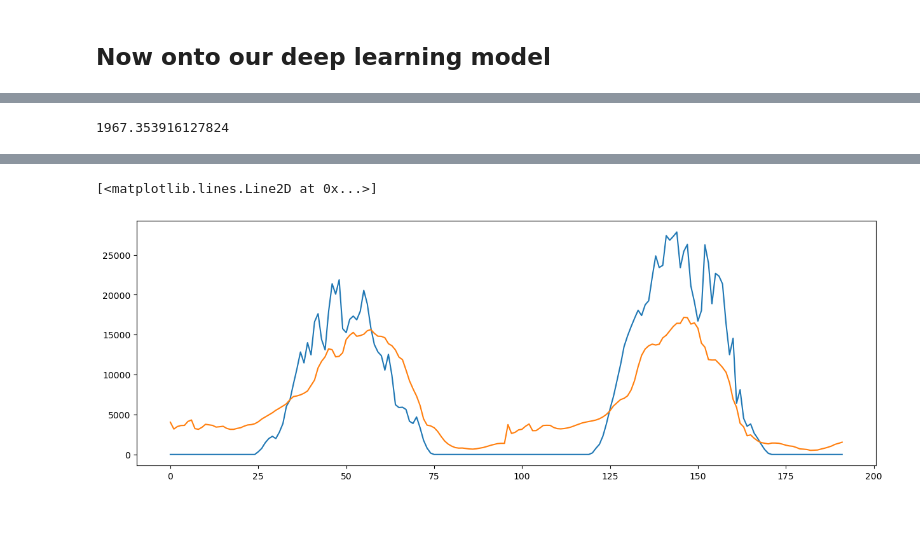
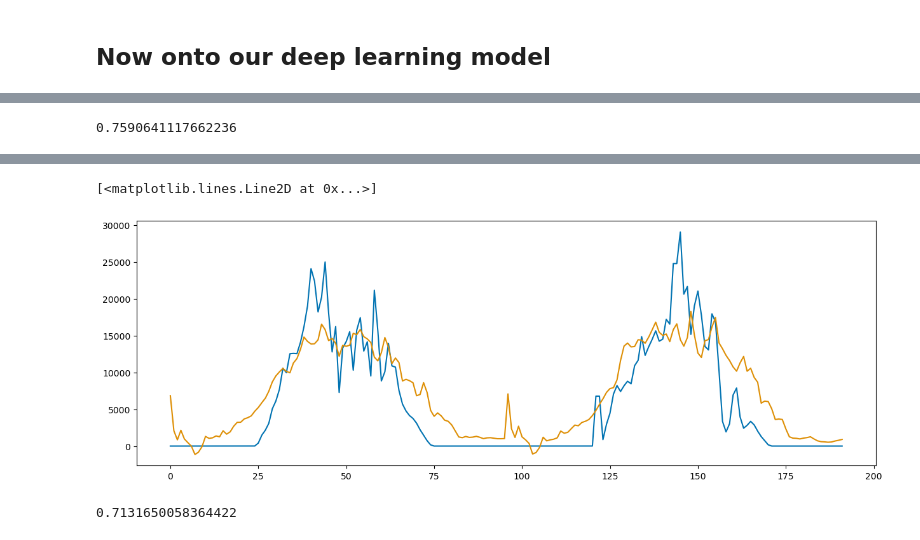
Before and after one commit to joshmdata/data-science-projects, a Jupyter notebook: time-series-forecasting-solar-power-generation.ipynb, the cells around one changed output, grey strips where cells are left out. Saved outputs shown, nothing was run; the diff lists cells and outputs as text; code cells hidden in the pictures.

Commit message:
Kaggle Notebook | Time Series Forecasting Solar Power Generation | Version 8

```diff
--- a/time-series-forecasting-solar-power-generation.ipynb
+++ b/time-series-forecasting-solar-power-generation.ipynb
@@ -7,6 +7,7 @@ import numpy as np # linear algebra
 import pandas as pd # data processing, CSV file I/O (e.g. pd.read_csv)
 import matplotlib.pyplot as plt
 import seaborn as sns
+sns.set_palette("colorblind", n_colors=None, desat=None, color_codes=False)
 from sklearn.impute import KNNImputer
 from sklearn.experimental import enable_halving_search_cv
 from sklearn.model_selection import TimeSeriesSplit, GridSearchCV, HalvingGridSearchCV
@@ -55,5 +60,8 @@ This data was taken from two solar plants in India of the course of 34 days in 1
 # %%
-plt1_gen = pd.read_csv('/kaggle/input/solar-power-generation-data/Plant_1_Generation_Data.csv')
-plt2_gen = pd.read_csv('/kaggle/input/solar-power-generation-data/Plant_2_Generation_Data.csv')
-plt1_weather = pd.read_csv('/kaggle/input/solar-power-generation-data/Plant_1_Weather_Sensor_Data.csv')
-plt2_weather = pd.read_csv('/kaggle/input/solar-power-generation-data/Plant_2_Weather_Sensor_Data.csv')
+plt1_gen_raw = pd.read_csv('/kaggle/input/solar-power-generation-data/Plant_1_Generation_Data.csv')
+plt2_gen_raw = pd.read_csv('/kaggle/input/solar-power-generation-data/Plant_2_Generation_Data.csv')
+plt1_weather_raw = pd.read_csv('/kaggle/input/solar-power-generation-data/Plant_1_Weather_Sensor_Data.csv')
+plt2_weather_raw = pd.read_csv('/kaggle/input/solar-power-generation-data/Plant_2_Weather_Sensor_Data.csv')
+
+plt1_gen = plt1_gen_raw
+plt1_gen.head()
@@ -349,6 +418,7 @@ gs.cv_results_['std_test_score'][0])
 # %% [markdown]
 ## Adding weather data
 # %%
+plt1_weather = plt1_weather_raw
 plt1_weather.head()
 # %% [output]
 |  | DATE_TIME | PLANT_ID | SOURCE_KEY | AMBIENT_TEMPERATURE | MODULE_TEMPERATURE | IRRADIATION |
@@ -601,10 +657,10 @@ df['Day cos'] = np.cos(timestamp_s * (2 * np.pi / day))
 
 y_lag = df[['AC_POWER']]
 X_lag = df
-X_lag['AC_POWER_LAG'] = X_lag['AC_POWER'].shift(96*2)
-X_lag['AMBIENT_TEMPERATURE_LAG'] = X_lag['AMBIENT_TEMPERATURE'].shift(96*2)
-X_lag['MODULE_TEMPERATURE_LAG'] = X_lag['MODULE_TEMPERATURE'].shift(96*2)
-X_lag['IRRADIATION_LAG'] = X_lag['IRRADIATION'].shift(96*2)
+X_lag['AC_POWER_LAG'] = X_lag['AC_POWER'].shift(96)
+X_lag['AMBIENT_TEMPERATURE_LAG'] = X_lag['AMBIENT_TEMPERATURE'].shift(96)
+X_lag['MODULE_TEMPERATURE_LAG'] = X_lag['MODULE_TEMPERATURE'].shift(96)
+X_lag['IRRADIATION_LAG'] = X_lag['IRRADIATION'].shift(96)
 X_lag = X_lag.drop(['AC_POWER','AMBIENT_TEMPERATURE', 'MODULE_TEMPERATURE', 'IRRADIATION'] , axis=1).dropna(axis=0)
 y_lag = y_lag.loc[X_lag.index]
 X_norm= (X_lag - X_lag.mean()) / X_lag.std()
@@ -696,7 +752,7 @@ y_preds = y_preds_rnn.flatten()
 y_test = (labels_test.values * y.std().values) + y.mean().values
 
 fig, ax = plt.subplots(figsize=(15,5))
-plt.plot(y_test[:192])
-plt.plot(y_preds[:192])
+plt.plot(y_test[-192:])
+plt.plot(y_preds[-192:])
 # %% [output]
 Epoch 1/2000
@@ -721,7 +777,7 @@ Epoch 88/2000
-# %%
-mean_absolute_error(y_test[:96], y_preds[:96])
-# %% [output]
-1967.353916127824
+# %%
+r2_score(y_test[-192:], y_preds[-192:])
+# %% [output]
+0.7590641117662236
 # %%
 df = plt1_gen_ltsm.merge(plt1_weather_ltsm, on='DATE_TIME').drop(['DC_POWER', 'DAILY_YIELD', 'TOTAL_YIELD'], axis=1)
 
@@ -781,20 +837,6 @@ for b in range(3):
 inputs_val_stack = tf.stack(inputs_vals)
 labels_val_stack = tf.stack(labels_vals)
 
-# batches = 2
-# inputs_tests = []
-# labels_tests = []
-# for b in range(2):
-#     if b == 0:
-#         inputs_tests.append(np.array(inputs_test.iloc[0:day]))
-#         labels_tests.append(np.array(labels_test.iloc[0:day*2]))
-#     else:
-#         inputs_tests.append(np.array(inputs_test.iloc[b*day:b*day + day]))
-#         labels_tests.append(np.array(labels_test.iloc[2*b*day:2*b*day + day]))
-
-# inputs_test_stack = tf.stack(inputs_tests)
-# labels_test_stack = tf.stack(labels_tests)
-
 val = (inputs_val_stack, labels_val_stack)
 
 MAX_EPOCHS = 2000
@@ -831,8 +873,8 @@ y_preds = y_preds_rnn.flatten()
 y_test = (labels_test.values * y.std().values) + y.mean().values
 
 fig, ax = plt.subplots(figsize=(15,5))
-plt.plot(y_test[:192])
-plt.plot(y_preds[:192])
+plt.plot(y_test[-192:])
+plt.plot(y_preds[-192:])
 # %% [output]
                        AC_POWER  AMBIENT_TEMPERATURE  MODULE_TEMPERATURE  \
 DATE_TIME
@@ -854,2 +896,6 @@ Epoch 42/2000
 [<matplotlib.lines.Line2D at 0x...>]
-[figure, old version]
+[figure, new version]
+# %%
+r2_score(y_test[-192:], y_preds[-192:])
+# %% [output]
+0.7131650058364422
```
Also changed, not shown: parts of 51 cells of this notebook.
